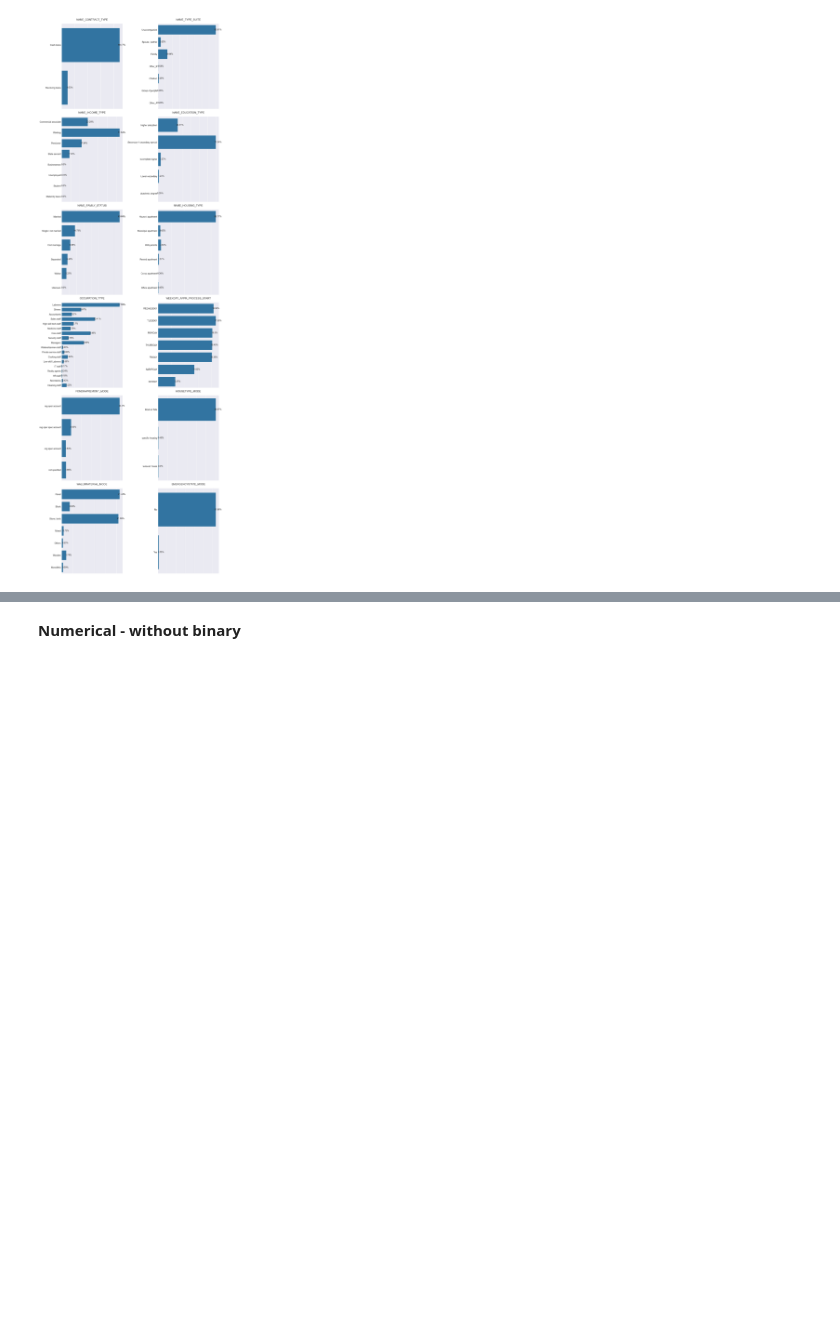
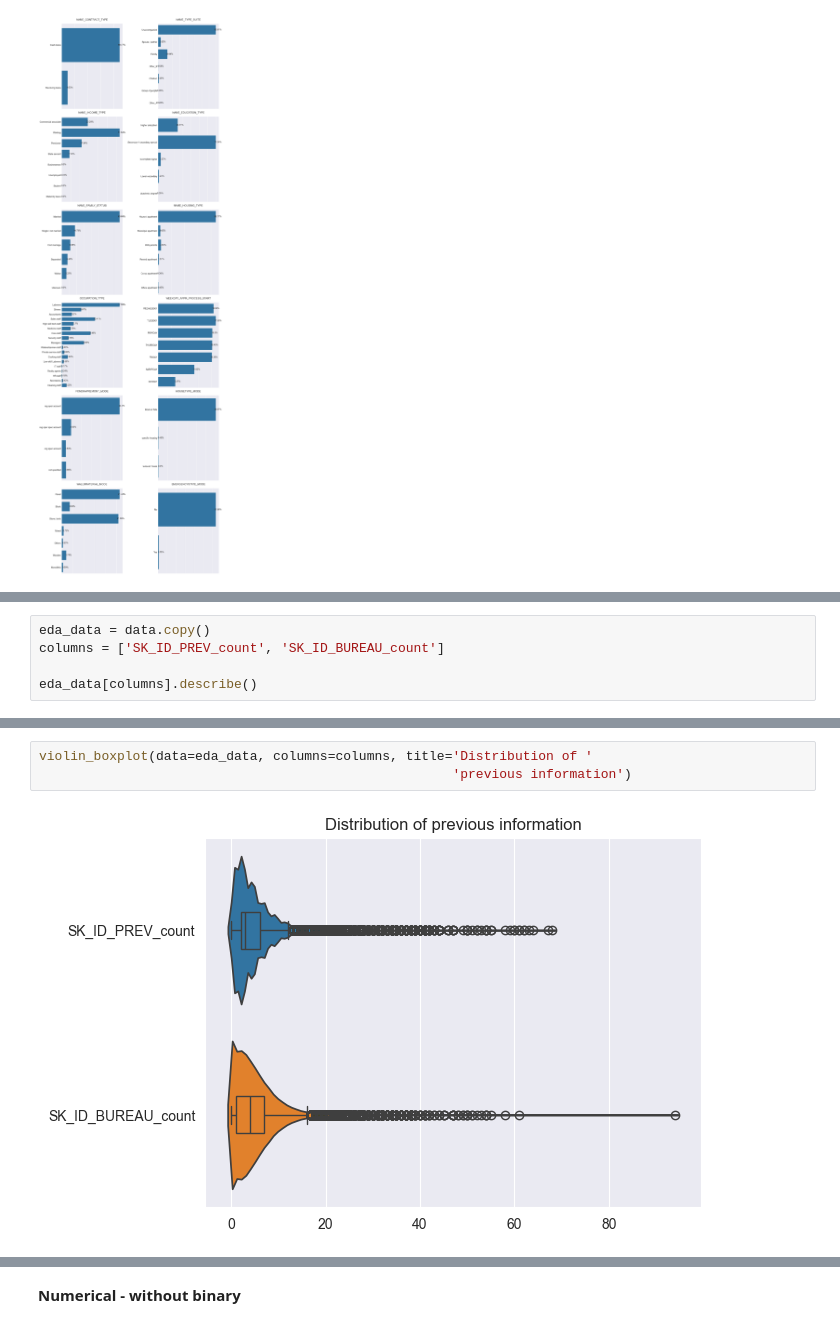
Before and after one commit to CelineChiLamNg/home_credit_default_prediction, a Jupyter notebook: notebooks/home_credit_2.ipynb, the cells around one changed output, grey strips where cells are left out. Drawn from its saved outputs; the diff is of its cells as text; blank space fills up the shorter version.

```diff
--- a/notebooks/home_credit_2.ipynb
+++ b/notebooks/home_credit_2.ipynb
@@ -370,0 +376,5 @@ percentage_subplots(data=data_train, columns=multi_cat_columns, nrows=6,
+# %%
+eda_data = data.copy()
+columns = ['SK_ID_PREV_count', 'SK_ID_BUREAU_count']
+
+eda_data[columns].describe()
@@ -370,0 +391,5 @@ percentage_subplots(data=data_train, columns=multi_cat_columns, nrows=6,
+# %%
+violin_boxplot(data=eda_data, columns=columns, title='Distribution of '
+                                                     'previous information')
+# %% [output]
+[figure, added]
```
Also changed, not shown: parts of 15 cells of this notebook, 2 other files.
